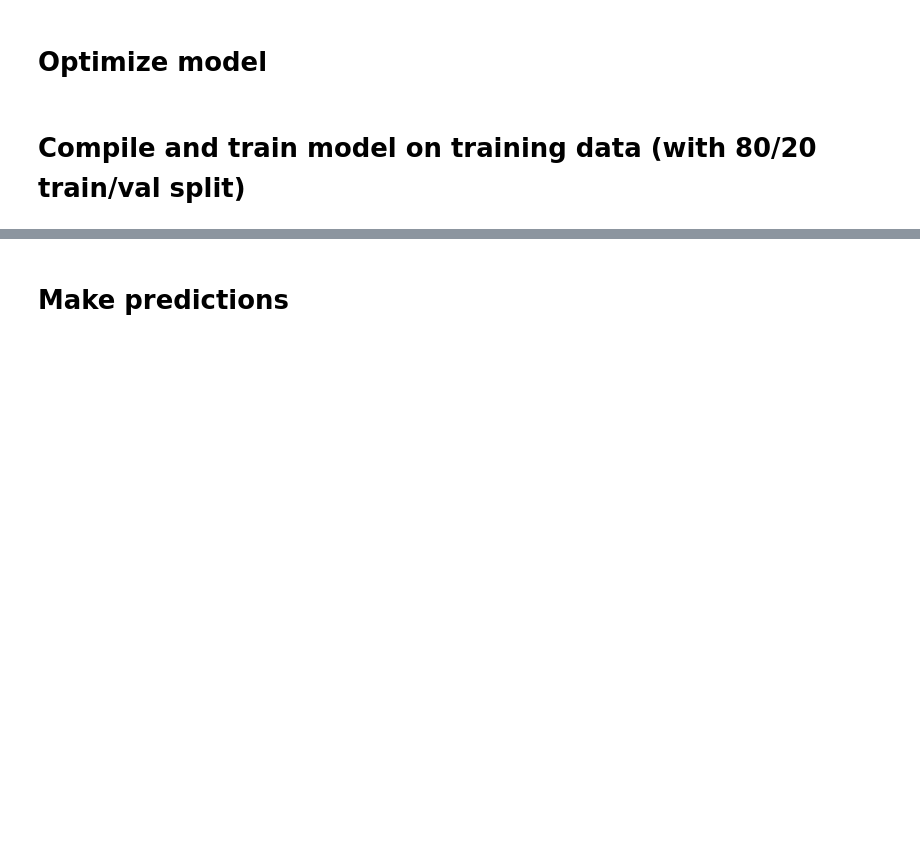
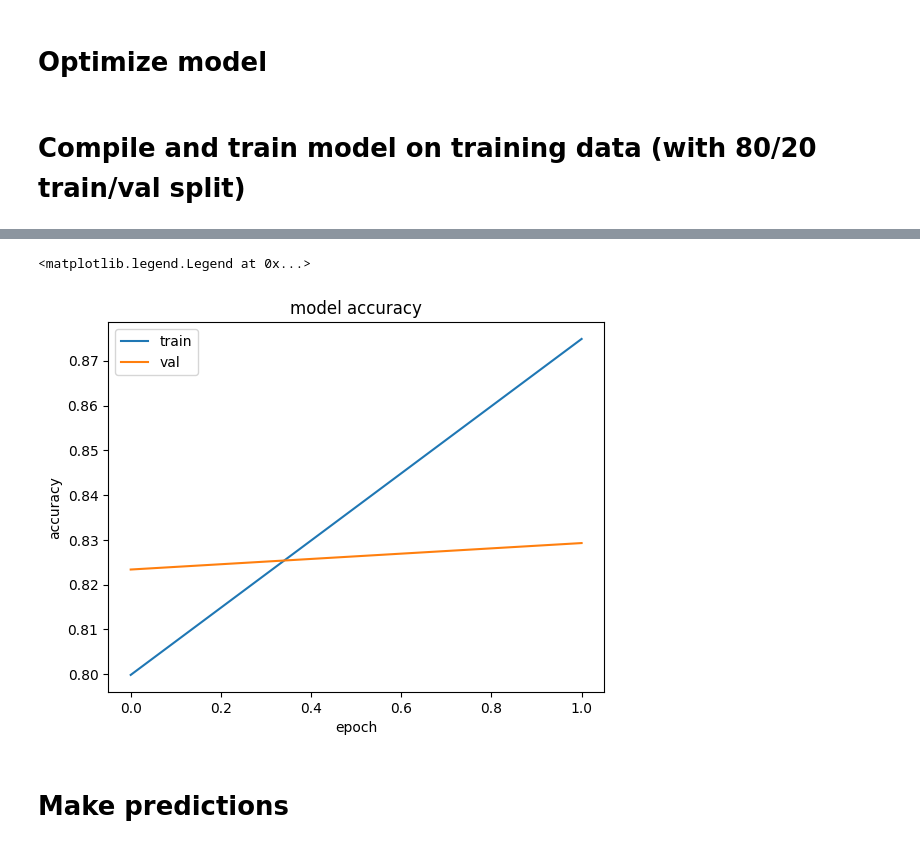
Before and after one commit to darkivist/ML1, a Jupyter notebook: ML_FinalProject.ipynb, the cells around one changed output, grey strips where cells are left out. Drawn from its saved outputs; the diff is of its cells as text; code cells hidden in the pictures; blank space fills up the shorter version.

```diff
--- a/ML_FinalProject.ipynb
+++ b/ML_FinalProject.ipynb
@@ -201,3 +215,14 @@ Epoch 2/2
+# %%
+#add plot to show val_accuracy compared to train accuracy.
+plt.plot(history.history['accuracy'])
+plt.plot(history.history['val_accuracy'])
+plt.title('model accuracy')
+plt.ylabel('accuracy')
+plt.xlabel('epoch')
+plt.legend(['train', 'val'], loc='upper left')
+# %% [output]
+<matplotlib.legend.Legend at 0x...>
+[figure, added]
 # %% [markdown]
 # Make predictions
 # %%
```
Also changed, not shown: parts of 9 cells of this notebook, 1 other file.
